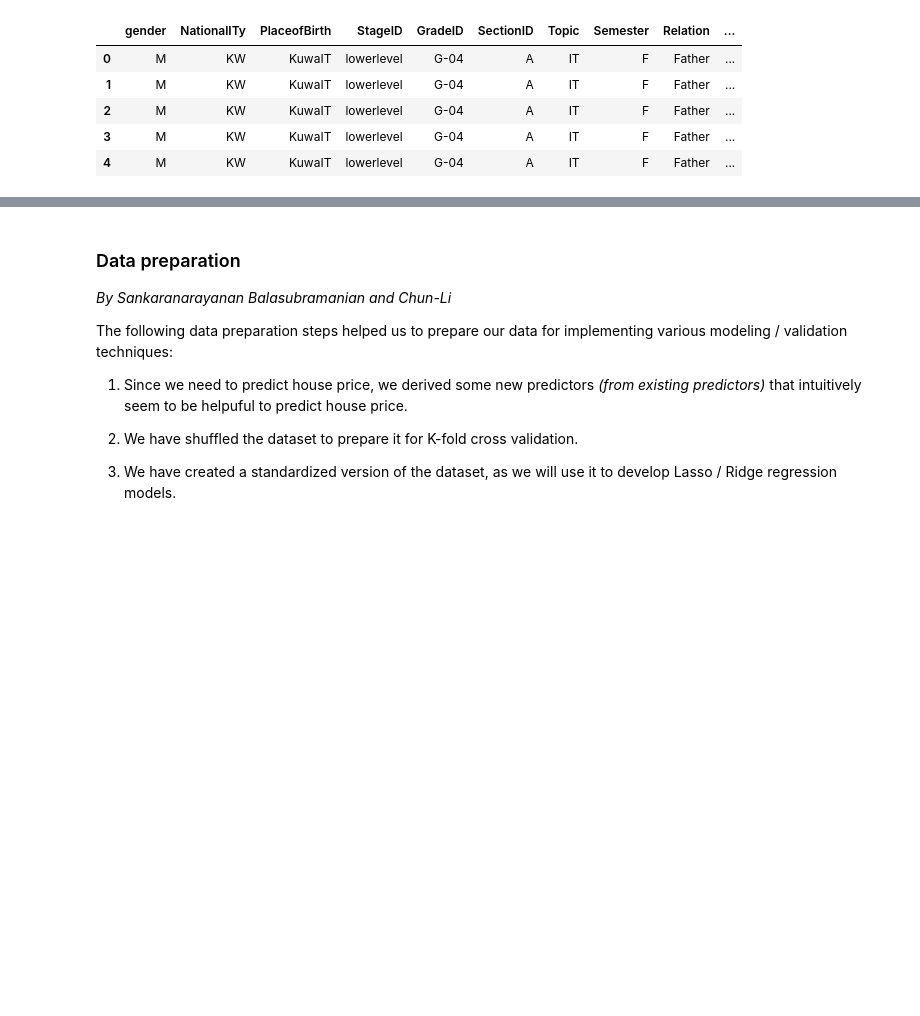
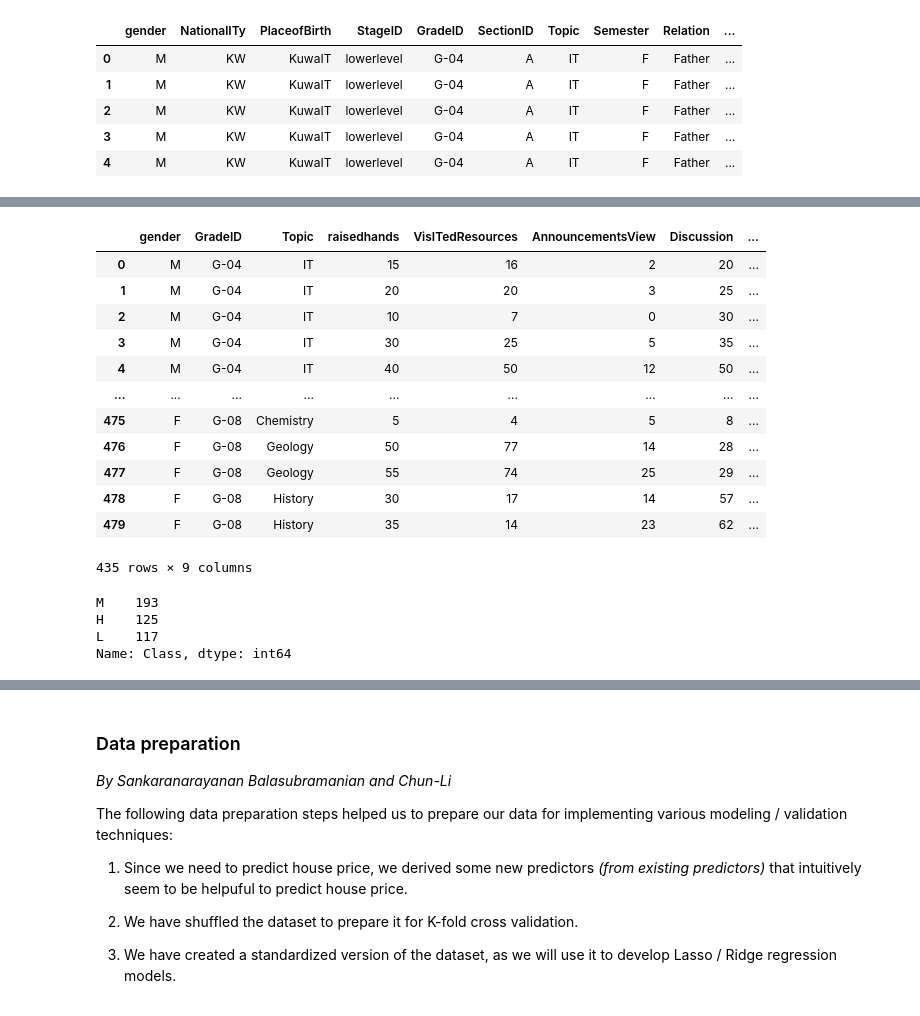
Before and after one commit to wchen952/STAT-303-2-Project, a Jupyter notebook: 303_2_Project_Code.ipynb, the cells around one changed output, grey strips where cells are left out. Cells and saved outputs as stored; diff of their text form; code cells hidden in the pictures; blank space fills up the shorter version.

```diff
--- a/303_2_Project_Code.ipynb
+++ b/303_2_Project_Code.ipynb
@@ -110,3 +110,7 @@ edu_train.head(5)
 | 2 | M | KW | KuwaIT | lowerlevel | G-04 | A | IT | F | Father | ... |
 | 3 | M | KW | KuwaIT | lowerlevel | G-04 | A | IT | F | Father | ... |
 | 4 | M | KW | KuwaIT | lowerlevel | G-04 | A | IT | F | Father | ... |
+# %%
+# drop stageID, sectionID, semester, relation, parentansweringsurvey, parentschoolsatisfaction, all values that were categorical were dropped
+edu_train = edu_train.drop(['NationalITy', 'PlaceofBirth', 'StageID', 'SectionID', 'Semester', 'Relation', 'ParentAnsweringSurvey', 'ParentschoolSatisfaction'], axis = 1)
+edu_train.head(5)
@@ -112,0 +141,26 @@ edu_train.head(5)
+# %%
+# drop English topic because there are only two observations
+edu_train = edu_train[edu_train.Topic != 'English']
+edu_train
+# %% [output]
+|  | gender | GradeID | Topic | raisedhands | VisITedResources | AnnouncementsView | Discussion | ... |
+| 0 | M | G-04 | IT | 15 | 16 | 2 | 20 | ... |
+| 1 | M | G-04 | IT | 20 | 20 | 3 | 25 | ... |
+| 2 | M | G-04 | IT | 10 | 7 | 0 | 30 | ... |
+| 3 | M | G-04 | IT | 30 | 25 | 5 | 35 | ... |
+| 4 | M | G-04 | IT | 40 | 50 | 12 | 50 | ... |
+| ... | ... | ... | ... | ... | ... | ... | ... | ... |
+| 475 | F | G-08 | Chemistry | 5 | 4 | 5 | 8 | ... |
+| 476 | F | G-08 | Geology | 50 | 77 | 14 | 28 | ... |
+| 477 | F | G-08 | Geology | 55 | 74 | 25 | 29 | ... |
+| 478 | F | G-08 | History | 30 | 17 | 14 | 57 | ... |
+| 479 | F | G-08 | History | 35 | 14 | 23 | 62 | ... |
+435 rows × 9 columns
+# %%
+#applying the same logic from topics to class
+edu_train['Class'].value_counts()
+# %% [output]
+M    193
+H    125
+L    117
+Name: Class, dtype: int64
```
Also changed, not shown: parts of 4 cells of this notebook.
